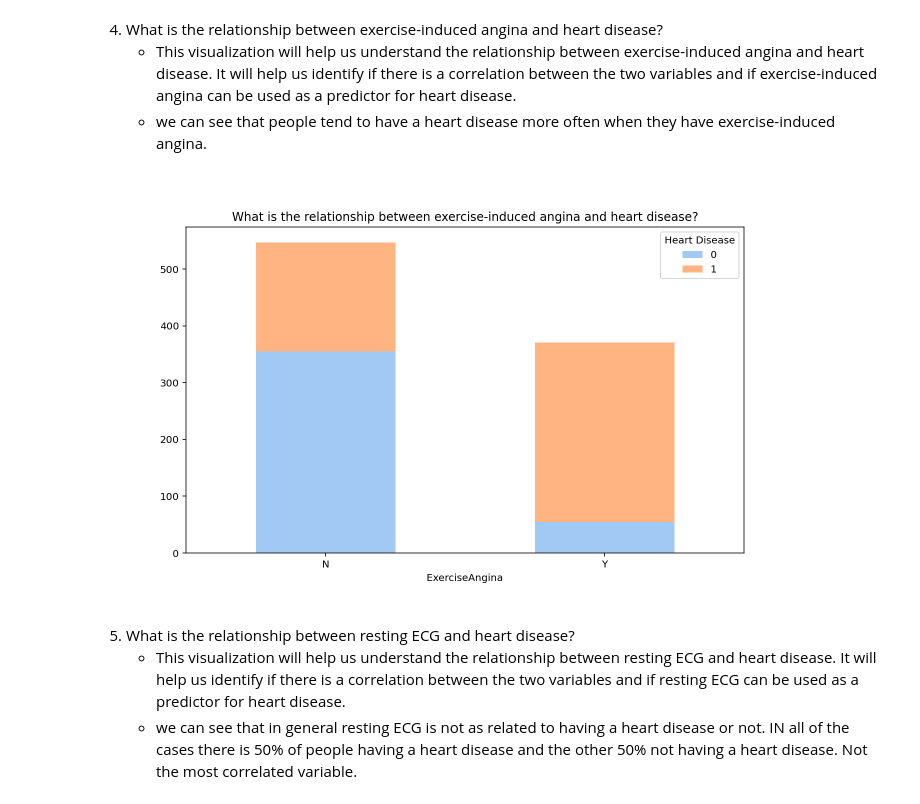
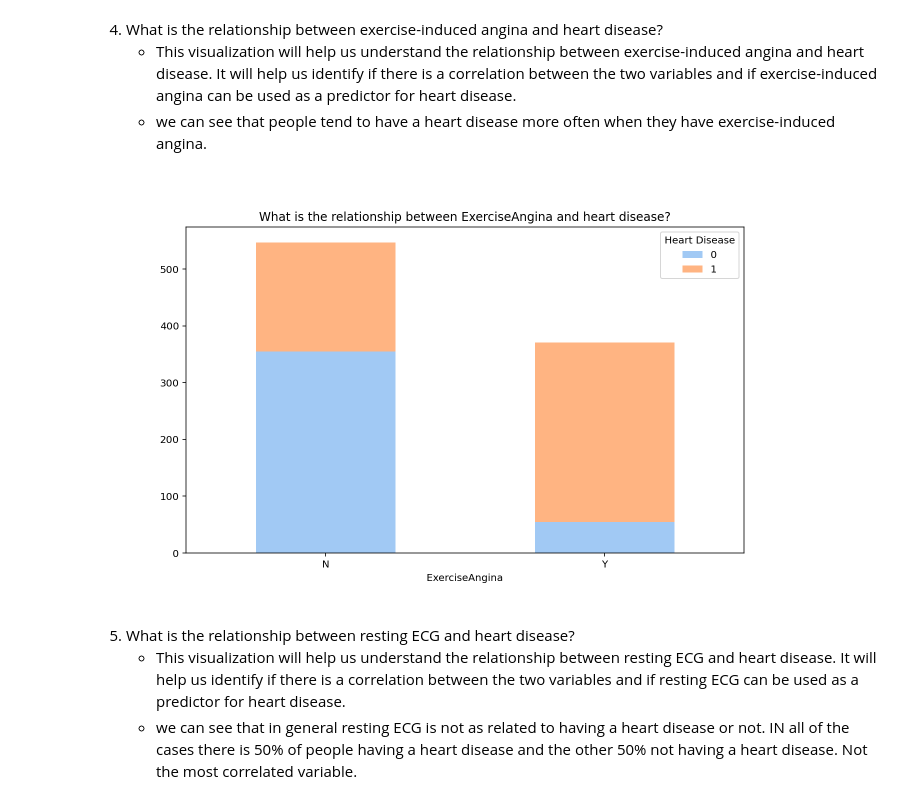
Before and after one commit to dgardunohorneffer/Captsone-AI, a Jupyter notebook: Notebooks/Daniela_Garduno/Notebook_Daniela.ipynb, the cells around one changed output. Drawn from its saved outputs; the diff is of its cells as text; code cells hidden in the pictures.

```diff
--- a/Notebooks/Daniela_Garduno/Notebook_Daniela.ipynb
+++ b/Notebooks/Daniela_Garduno/Notebook_Daniela.ipynb
@@ -160,18 +159,20 @@ plt.title('What is the distribution of age among patients with heart disease?',
     * This visualization will help us understand the relationship between exercise-induced angina and heart disease. It will help us identify if there is a correlation between the two variables and if exercise-induced angina can be used as a predictor for heart disease.
     * we can see that people tend to have a heart disease more often when they have exercise-induced angina.
 # %%
-#filter data to only include ExerciseAngina and HeartDisease columns
-data = df[['ExerciseAngina', 'HeartDisease']]
-#group data by ExerciseAngina and HeartDisease columns and count the number of occurrences
-data = data.groupby(['ExerciseAngina', 'HeartDisease']).size().reset_index(name='count')
-# pivot data to create a stacked bar chart
-data = data.pivot(index='ExerciseAngina', columns='HeartDisease', values='count')
-ax = data.plot(kind='bar', stacked=True, rot=0, color=sns.color_palette('pastel'),figsize=(10,6))
-ax.legend(title='Heart Disease', loc='upper right')
-plt.title('What is the relationship between exercise-induced angina and heart disease?', wrap=True);
-plt.show();
+def plotting2(df, column):
+    data = df[[column, 'HeartDisease']]
+    #group data by ExerciseAngina and HeartDisease columns and count the number of occurrences
+    data = data.groupby([column, 'HeartDisease']).size().reset_index(name='count')
+    # pivot data to create a stacked bar chart
+    data = data.pivot(index= column, columns='HeartDisease', values='count')
+    ax = data.plot(kind='bar', stacked=True, rot=0, color=sns.color_palette('pastel'),figsize=(10,6))
+    ax.legend(title='Heart Disease', loc='upper right')
+    plt.title(f'What is the relationship between {column} and heart disease?', wrap=True);
+    return plt.show();
+
+plotting2(df, 'ExerciseAngina')
 # %% [output]
-[figure, old version]
+[figure, new version]
 # %% [markdown]
 5. What is the relationship between resting ECG  and heart disease?
     * This visualization will help us understand the relationship between resting ECG and heart disease. It will help us identify if there is a correlation between the two variables and if resting ECG can be used as a predictor for heart disease.
```
Also changed, not shown: parts of 13 cells of this notebook.
